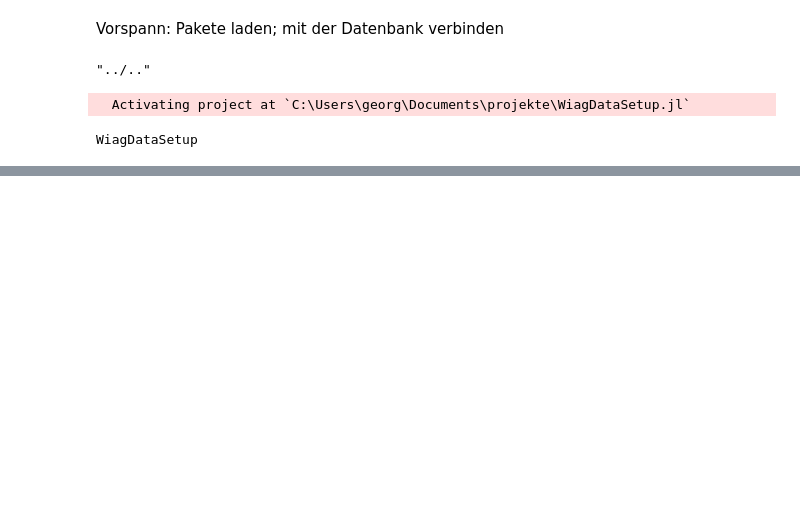
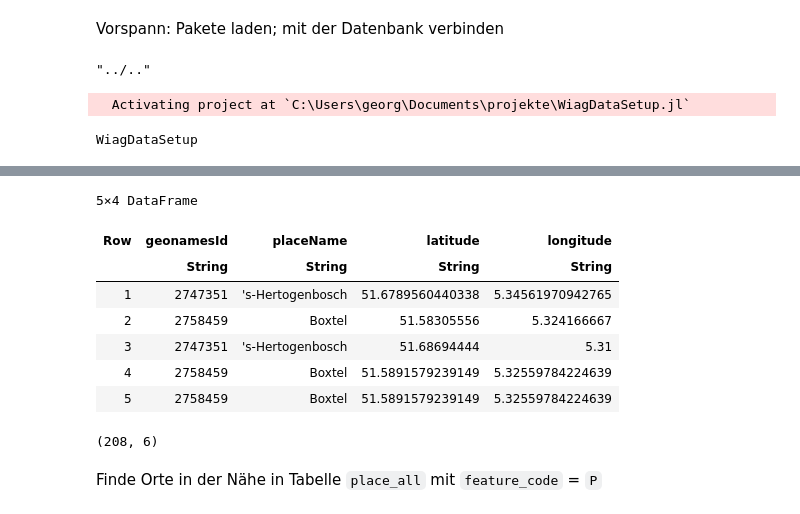
Before and after one commit to ghertko/WiagDataSetup, a Jupyter notebook: run/wiag2/Wax.ipynb, the cells around one changed output, grey strips where cells are left out. Drawn from its saved outputs; the diff is of its cells as text; code cells hidden in the pictures; blank space fills up the shorter version.

```diff
--- a/run/wiag2/Wax.ipynb
+++ b/run/wiag2/Wax.ipynb
@@ -79,0 +88,15 @@ Closest candidates are:
+# %%
+columns = [
+    "monasteryLocationId" => String[],
+    "geonamesId"          => String[],
+    "countryName"         => String[],
+    "diocese"             => String[],
+    "placeName"           => String[],
+    "latitude"            => String[],
+    "longitude"           => String[],
+    "locationName"        => String[],
+    "beginTPQ"            => String[],
+    "endTPQ"              => String[],
+    "to"                  => String[],
+    "from"                => String[],
+];
@@ -79,0 +207,22 @@ Closest candidates are:
+# %%
+columns = [
+    :monasteryLocationId,
+    :geonamesId,
+    :placeName,
+    :diocese,
+    :latitude,
+    :longitude,
+];
+# %%
+df_cand = select(df_gs_mon, columns);
+# %%
+df_cand[51:55, [:geonamesId, :placeName, :latitude, :longitude]]
+# %% [output]
+5×4 DataFrame
+| Row | geonamesId | placeName | latitude | longitude |
+|  | String | String | String | String |
+| 1 | 2747351 | 's-Hertogenbosch | 51.6789560440338 | 5.34561970942765 |
+| 2 | 2758459 | Boxtel | 51.58305556 | 5.324166667 |
+| 3 | 2747351 | 's-Hertogenbosch | 51.68694444 | 5.31 |
+| 4 | 2758459 | Boxtel | 51.5891579239149 | 5.32559784224639 |
+| 5 | 2758459 | Boxtel | 51.5891579239149 | 5.32559784224639 |
@@ -79,0 +231,4 @@ Closest candidates are:
+# %%
+size(df_cand)
+# %% [output]
+(208, 6)
@@ -79,0 +239,2 @@ Closest candidates are:
+# %% [markdown]
+Finde Orte in der Nähe in Tabelle `place_all` mit `feature_code` = `P`
```
Also changed, not shown: parts of 53 cells of this notebook, 5 other files.
